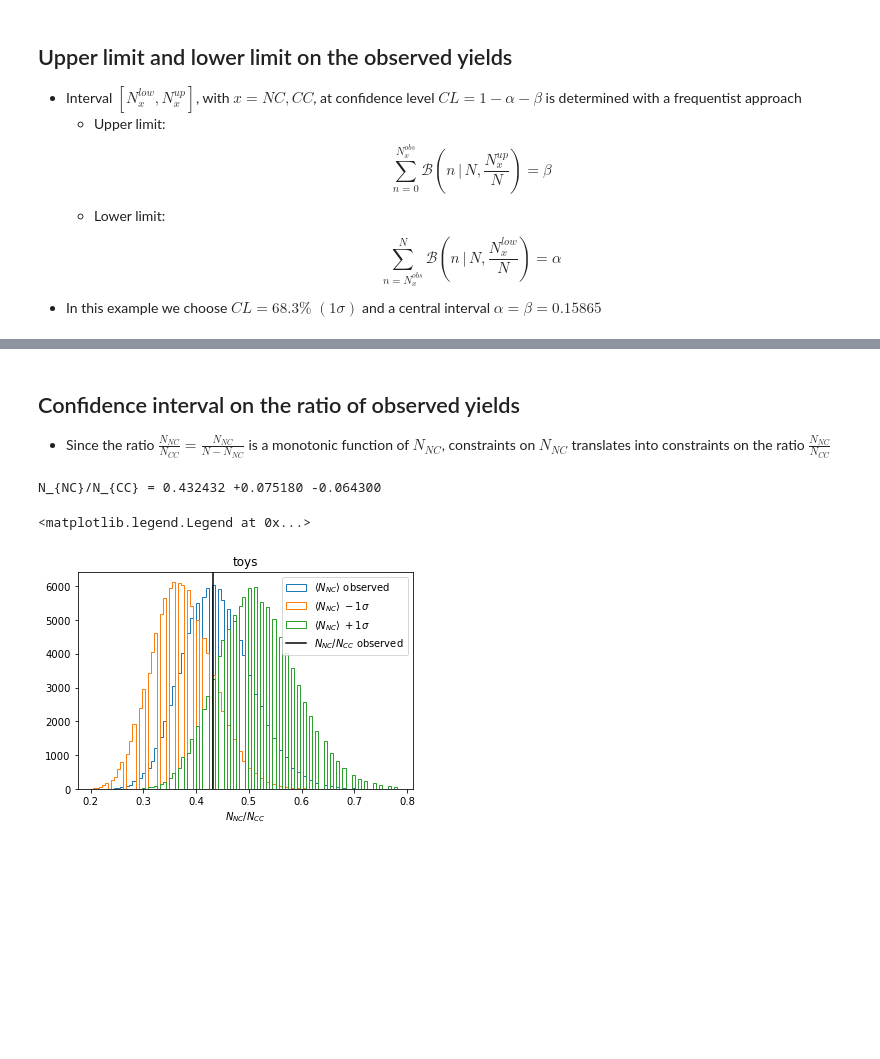
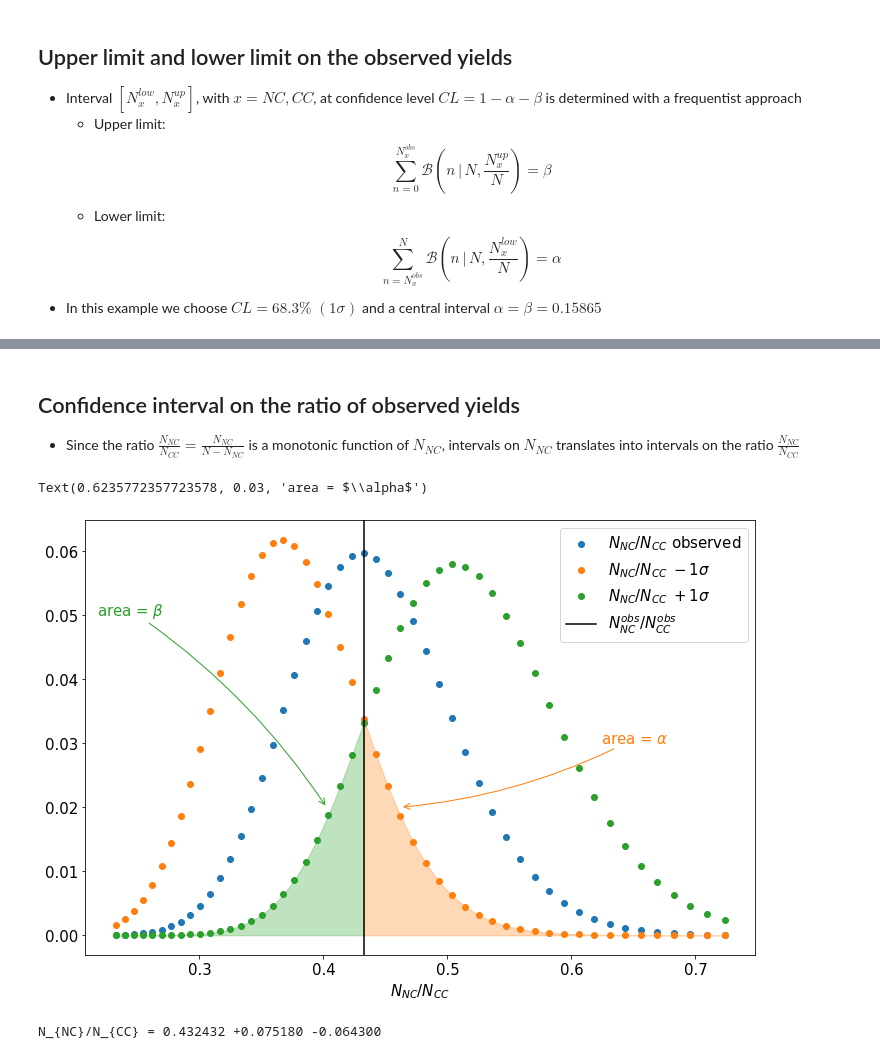
Before and after one commit to amerli90/LecturesMAD22-23, a Jupyter notebook: RatioBinomial.ipynb, the cells around one changed output, grey strips where cells are left out. Cells and saved outputs as stored; diff of their text form; code cells hidden in the pictures; blank space fills up the shorter version.

```diff
--- a/RatioBinomial.ipynb
+++ b/RatioBinomial.ipynb
@@ -77,7 +86,27 @@ for nx_obs,label,vals in zip([cc_obs,nc_obs],['CC','NC'],[cc_vals,nc_vals]):
 # %% [markdown]
 ## Confidence interval on the ratio of observed yields
 
-- Since the ratio $\frac{N_{NC}}{N_{CC}} = \frac{N_{NC}}{N-N_{NC}}$ is a monotonic function of $N_{NC}$, constraints on $N_{NC}$ translates into constraints on the ratio $\frac{N_{NC}}{N_{CC}}$
+- Since the ratio $\frac{N_{NC}}{N_{CC}} = \frac{N_{NC}}{N-N_{NC}}$ is a monotonic function of $N_{NC}$, intervals on $N_{NC}$ translates into intervals on the ratio $\frac{N_{NC}}{N_{CC}}$
+# %%
+nc_prob = binom(n=n,p = nc_obs/n).pmf(nc_vals)
+nc_prob_1sigma = binom(n=n,p = nx_high/n).pmf(nc_vals)
+plt.scatter(nc_vals/(n-nc_vals), binom(n=n,p = nc_obs/n).pmf(nc_vals), label = r'$N_{NC}/N_{CC}$ observed')
+curvelow = plt.scatter(nc_vals/(n-nc_vals), binom(n=n,p = nx_low/n).pmf(nc_vals), label = r'$N_{NC}/N_{CC}\; -1\sigma$')
+curvehigh = plt.scatter(nc_vals/(n-nc_vals), binom(n=n,p = nx_high/n).pmf(nc_vals), label = r'$N_{NC}/N_{CC}\; +1\sigma$')
+plt.xlabel(r'$N_{NC}/N_{CC}$')
+plt.axvline(nc_obs/cc_obs,color='black',label=r'$N^{obs}_{NC}/N^{obs}_{CC}$')
+plt.legend(loc='best')
+x = np.arange(np.min(nc_vals),nc_obs+1)
+r = x/(n-x)
+plt.fill_between(x = r,y1 = np.zeros(r.shape),y2 = binom(n=n,p=nx_high/n).pmf(x),color=curvehigh.get_facecolor()[0],alpha=0.3)
+plt.annotate(r'area = $\beta$',color=curvehigh.get_facecolor()[0],xy = (np.max(r)-0.03,0.02),xytext=(np.min(r)-0.015,0.05),arrowprops=dict(arrowstyle="->", connectionstyle="arc3,rad=-0.1", color=curvehigh.get_facecolor()[0]))
+x = np.arange(nx_obs,np.max(nc_vals)+1)
+r = x/(n-x)
+plt.fill_between(x = r,y1 = np.zeros(r.shape),y2 = binom(n=n,p=nx_low/n).pmf(x),color=curvelow.get_facecolor()[0],alpha=0.3)
+plt.annotate(r'area = $\alpha$',color=curvelow.get_facecolor()[0],xy = (np.min(r)+0.03,0.02),xytext=(np.max(r)-0.1,0.03),arrowprops=dict(arrowstyle="->", connectionstyle="arc3,rad=-0.1", color=curvelow.get_facecolor()[0]))
+# %% [output]
+Text(0.6235772357723578, 0.03, 'area = $\\alpha$')
+[figure, added]
 # %%
 ratio_obs = nx_obs/(n-nx_obs)
 ratio_high = nx_high/(n-nx_high)
@@ -85,18 +114,3 @@ ratio_low = nx_low/(n-nx_low)
 print('N_{NC}/N_{CC} = %f +%f -%f'%(ratio_obs,ratio_high-ratio_obs,ratio_obs-ratio_low))
 # %% [output]
 N_{NC}/N_{CC} = 0.432432 +0.075180 -0.064300
-# %%
-ntoys = 100000
-nc_random = binom(n=212,p=nx_obs/n).rvs(size=ntoys)
-nc_random_high = binom(n=212,p=nx_high/n).rvs(size=ntoys)
-nc_random_low = binom(n=212,p=nx_low/n).rvs(size=ntoys)
-_,bins,_=plt.hist(nc_random/(n-nc_random),bins=100,label=r'$\langle N_{NC}\rangle$ observed',histtype='step')
-_=plt.hist(nc_random_low/(n-nc_random_low),bins=bins,label=r'$\langle N_{NC}\rangle\; -1\sigma$',histtype='step')
-_=plt.hist(nc_random_high/(n-nc_random_high),bins=bins,label=r'$\langle N_{NC}\rangle\; +1\sigma$',histtype='step')
-plt.axvline(nx_obs/(n-nx_obs),color='black',label='$N_{NC}/N_{CC}$ observed')
-plt.title('toys')
-plt.xlabel('$N_{NC}/N_{CC}$')
-plt.legend(loc='best')
-# %% [output]
-<matplotlib.legend.Legend at 0x...>
-[figure, removed]
```
Also changed, not shown: parts of 3 cells of this notebook.
